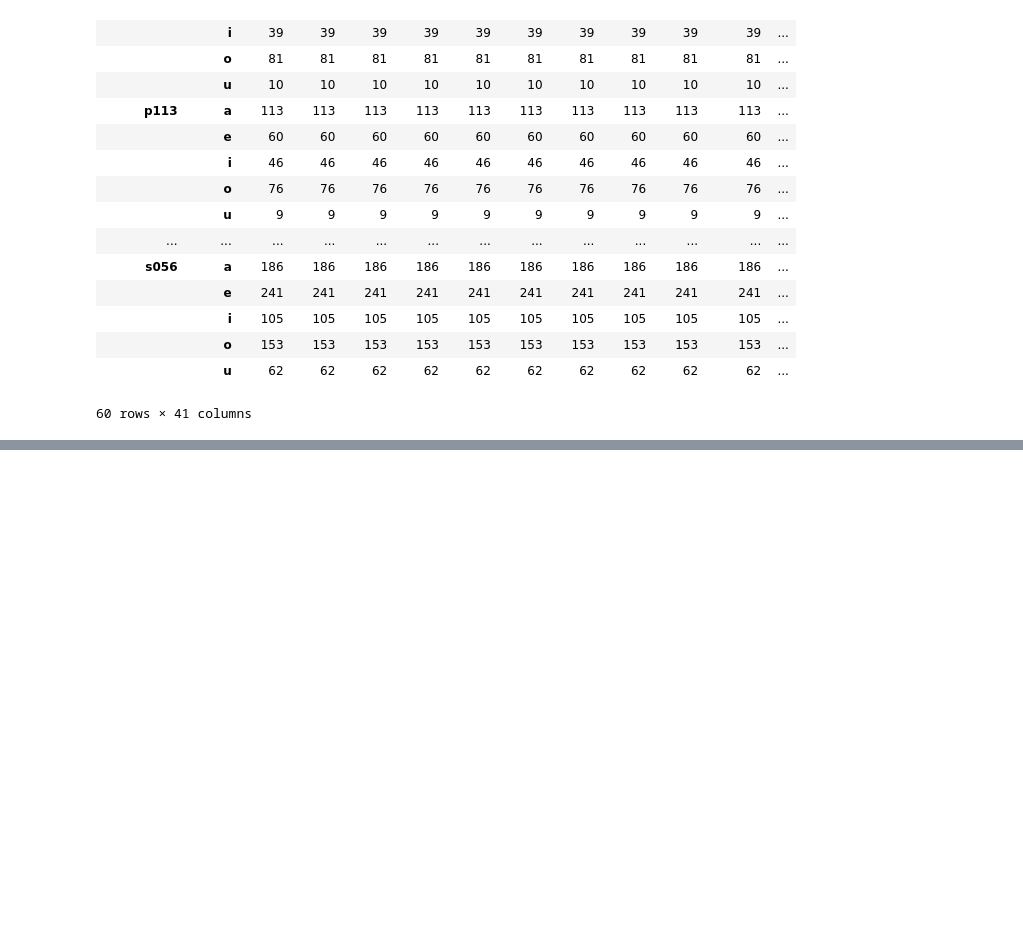
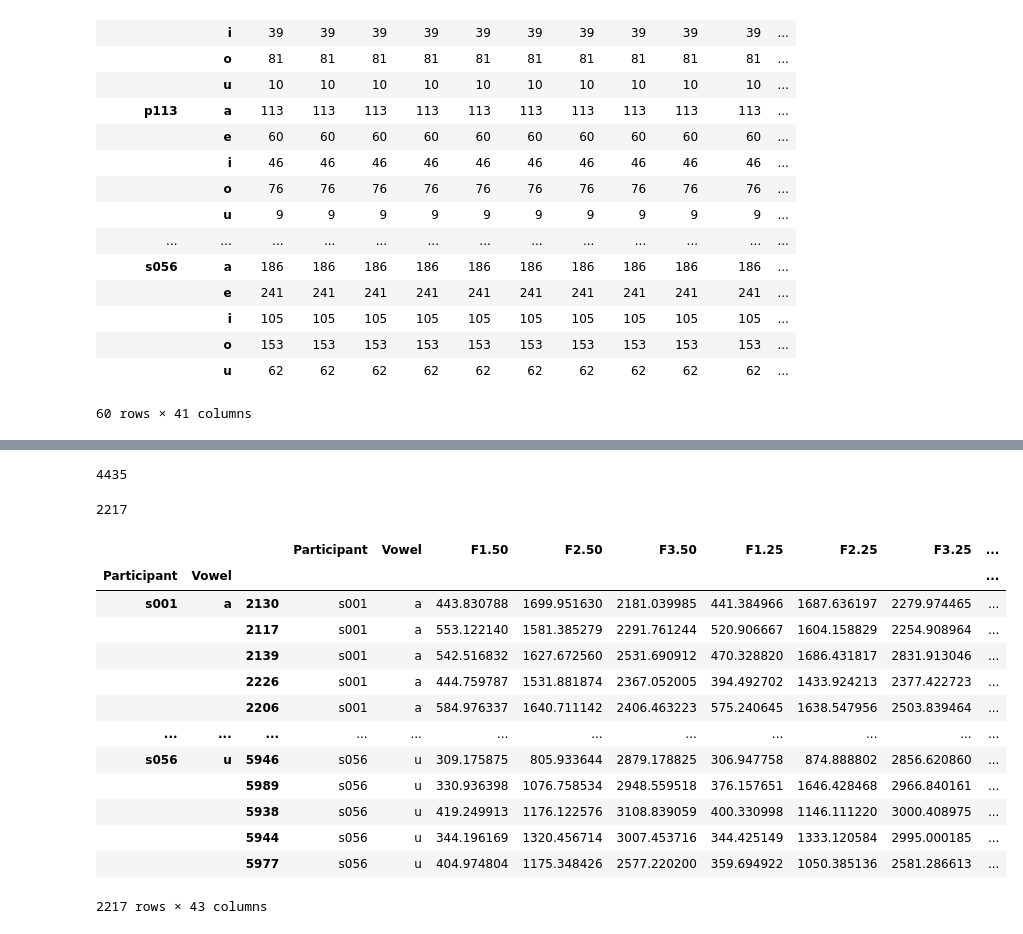
Before and after one commit to anniehelms/Bay_Area_Spanish, a Jupyter notebook: 03_normalization.ipynb, the cells around one changed output, grey strips where cells are left out. Cells and saved outputs as stored; diff of their text form; code cells hidden in the pictures; blank space fills up the shorter version.

```diff
--- a/03_normalization.ipynb
+++ b/03_normalization.ipynb
@@ -309,0 +314,24 @@ data.groupby(["Participant", "Vowel"]).count()
+# %%
+dimex = data[data['Corpus']=="DIMEx100"].copy()
+len(dimex)
+# %% [output]
+4435
+# %%
+slim = dimex.groupby(["Participant", "Vowel"]).apply(lambda x: x.sample(frac = 0.5))
+len(slim)
+# %% [output]
+2217
+|  |  |  | Participant | Vowel | F1.50 | F2.50 | F3.50 | F1.25 | F2.25 | F3.25 | ... |
+| Participant | Vowel |  |  |  |  |  |  |  |  |  | ... |
+| s001 | a | 2130 | s001 | a | 443.830788 | 1699.951630 | 2181.039985 | 441.384966 | 1687.636197 | 2279.974465 | ... |
+|  |  | 2117 | s001 | a | 553.122140 | 1581.385279 | 2291.761244 | 520.906667 | 1604.158829 | 2254.908964 | ... |
+|  |  | 2139 | s001 | a | 542.516832 | 1627.672560 | 2531.690912 | 470.328820 | 1686.431817 | 2831.913046 | ... |
+|  |  | 2226 | s001 | a | 444.759787 | 1531.881874 | 2367.052005 | 394.492702 | 1433.924213 | 2377.422723 | ... |
+|  |  | 2206 | s001 | a | 584.976337 | 1640.711142 | 2406.463223 | 575.240645 | 1638.547956 | 2503.839464 | ... |
+| ... | ... | ... | ... | ... | ... | ... | ... | ... | ... | ... | ... |
+| s056 | u | 5946 | s056 | u | 309.175875 | 805.933644 | 2879.178825 | 306.947758 | 874.888802 | 2856.620860 | ... |
+|  |  | 5989 | s056 | u | 330.936398 | 1076.758534 | 2948.559518 | 376.157651 | 1646.428468 | 2966.840161 | ... |
+|  |  | 5938 | s056 | u | 419.249913 | 1176.122576 | 3108.839059 | 400.330998 | 1146.111220 | 3000.408975 | ... |
+|  |  | 5944 | s056 | u | 344.196169 | 1320.456714 | 3007.453716 | 344.425149 | 1333.120584 | 2995.000185 | ... |
+|  |  | 5977 | s056 | u | 404.974804 | 1175.348426 | 2577.220200 | 359.694922 | 1050.385136 | 2581.286613 | ... |
+2217 rows × 43 columns
```
Also changed, not shown: parts of 6 cells of this notebook, 12 other files.
